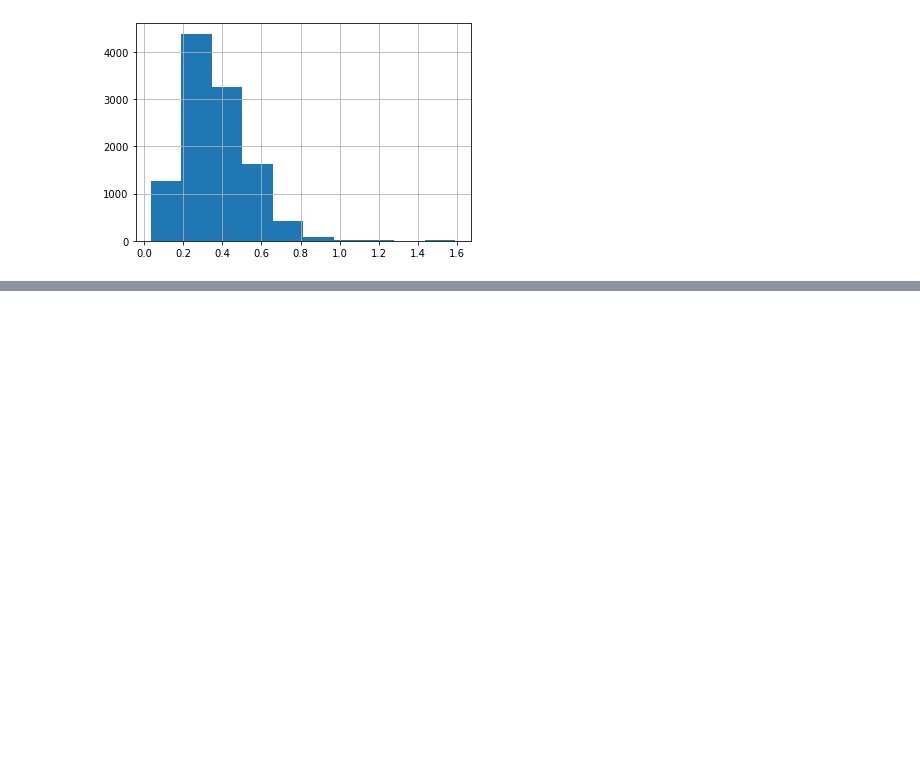
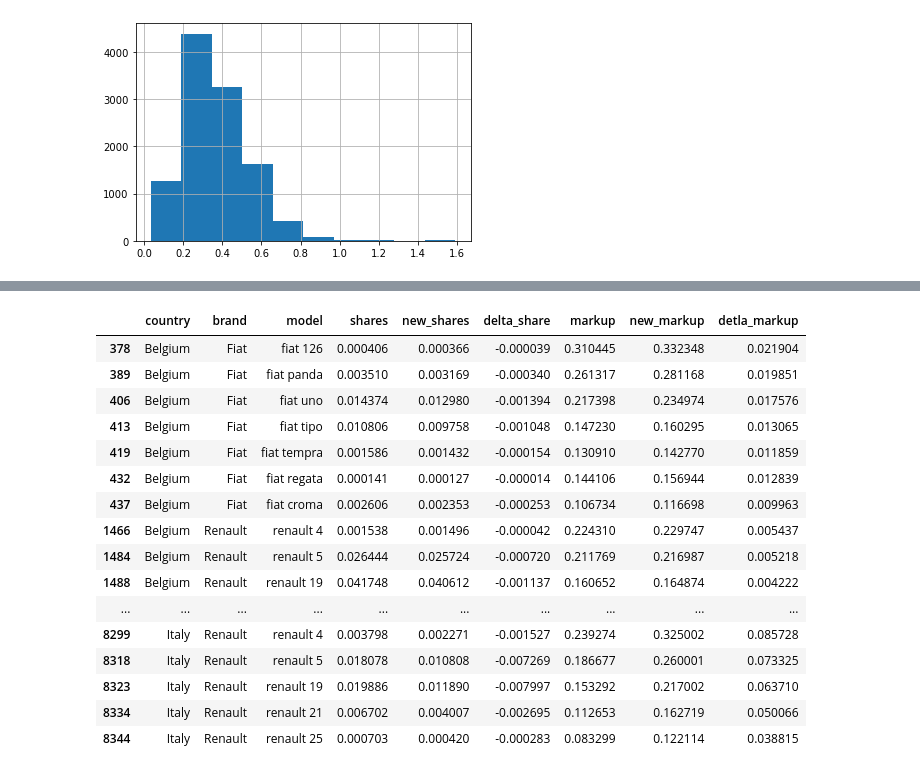
Before and after one commit to davidjiyangcai/blp_pset, a Jupyter notebook: code/pset.ipynb, the cells around one changed output, grey strips where cells are left out. Drawn from its saved outputs; the diff is of its cells as text; code cells hidden in the pictures; blank space fills up the shorter version.

```diff
--- a/code/pset.ipynb
+++ b/code/pset.ipynb
@@ -569,0 +1049,14 @@ generate_dataset('Belgium',1990,income_bins)
+# %%
+logit_data = result[0]['FE=product_ids+market_ids, IV=blp, Market Share Assumption=1.1'][1]
+logit_data['merger_ids'] = logit_data['brand'].replace('Renault', 'Fiat')
+logit_data['mc'] = result[0]['FE=product_ids+market_ids, IV=blp, Market Share Assumption=1.1'][0].compute_costs()
+logit_data['markup'] = (logit_data['prices']-logit_data['mc'])/logit_data['prices']
+logit_data['new_prices'] = result[0]['FE=product_ids+market_ids, IV=blp, Market Share Assumption=1.1'][0].compute_prices(
+    firm_ids=logit_data['merger_ids'],
+    costs=logit_data['mc']
+)
+changed_shares = result[0]['FE=product_ids+market_ids, IV=blp, Market Share Assumption=1.1'][0].compute_shares(logit_data['new_prices'])
+logit_data['new_shares'] = changed_shares
+logit_data['delta_share'] = logit_data['new_shares'] - logit_data['shares']
+logit_data['new_markup'] = (logit_data['new_prices']-logit_data['mc'])/logit_data['new_prices']
+logit_data['detla_markup'] = logit_data['new_markup'] - logit_data['markup']
@@ -569,0 +1072,23 @@ generate_dataset('Belgium',1990,income_bins)
+# %%
+logit_data[((logit_data.market_ids == 'Italy_1990')|(logit_data.market_ids == 'Belgium_1990'))
+           &((logit_data.brand == 'Renault')|(logit_data.brand == 'Fiat'))][['country','brand','model',
+                                                                             'shares','new_shares','delta_share',
+                                                                             'markup','new_markup','detla_markup']]
+# %% [output]
+|  | country | brand | model | shares | new_shares | delta_share | markup | new_markup | detla_markup |
+| 378 | Belgium | Fiat | fiat 126 | 0.000406 | 0.000366 | -0.000039 | 0.310445 | 0.332348 | 0.021904 |
+| 389 | Belgium | Fiat | fiat panda | 0.003510 | 0.003169 | -0.000340 | 0.261317 | 0.281168 | 0.019851 |
+| 406 | Belgium | Fiat | fiat uno | 0.014374 | 0.012980 | -0.001394 | 0.217398 | 0.234974 | 0.017576 |
+| 413 | Belgium | Fiat | fiat tipo | 0.010806 | 0.009758 | -0.001048 | 0.147230 | 0.160295 | 0.013065 |
+| 419 | Belgium | Fiat | fiat tempra | 0.001586 | 0.001432 | -0.000154 | 0.130910 | 0.142770 | 0.011859 |
+| 432 | Belgium | Fiat | fiat regata | 0.000141 | 0.000127 | -0.000014 | 0.144106 | 0.156944 | 0.012839 |
+| 437 | Belgium | Fiat | fiat croma | 0.002606 | 0.002353 | -0.000253 | 0.106734 | 0.116698 | 0.009963 |
+| 1466 | Belgium | Renault | renault 4 | 0.001538 | 0.001496 | -0.000042 | 0.224310 | 0.229747 | 0.005437 |
+| 1484 | Belgium | Renault | renault 5 | 0.026444 | 0.025724 | -0.000720 | 0.211769 | 0.216987 | 0.005218 |
+| 1488 | Belgium | Renault | renault 19 | 0.041748 | 0.040612 | -0.001137 | 0.160652 | 0.164874 | 0.004222 |
+| ... | ... | ... | ... | ... | ... | ... | ... | ... | ... |
+| 8299 | Italy | Renault | renault 4 | 0.003798 | 0.002271 | -0.001527 | 0.239274 | 0.325002 | 0.085728 |
+| 8318 | Italy | Renault | renault 5 | 0.018078 | 0.010808 | -0.007269 | 0.186677 | 0.260001 | 0.073325 |
+| 8323 | Italy | Renault | renault 19 | 0.019886 | 0.011890 | -0.007997 | 0.153292 | 0.217002 | 0.063710 |
+| 8334 | Italy | Renault | renault 21 | 0.006702 | 0.004007 | -0.002695 | 0.112653 | 0.162719 | 0.050066 |
+| 8344 | Italy | Renault | renault 25 | 0.000703 | 0.000420 | -0.000283 | 0.083299 | 0.122114 | 0.038815 |
```
Also changed, not shown: parts of 26 cells of this notebook.
